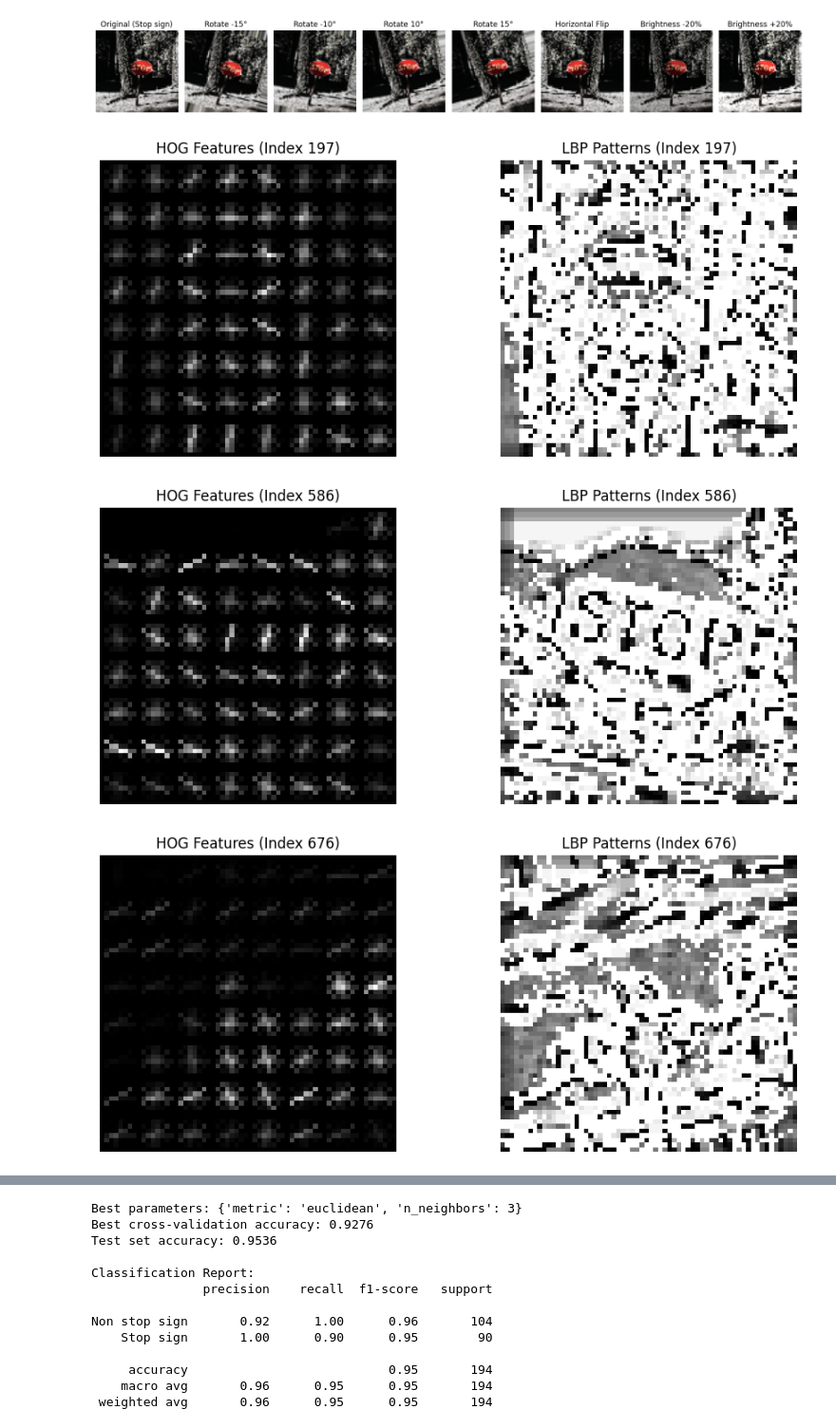
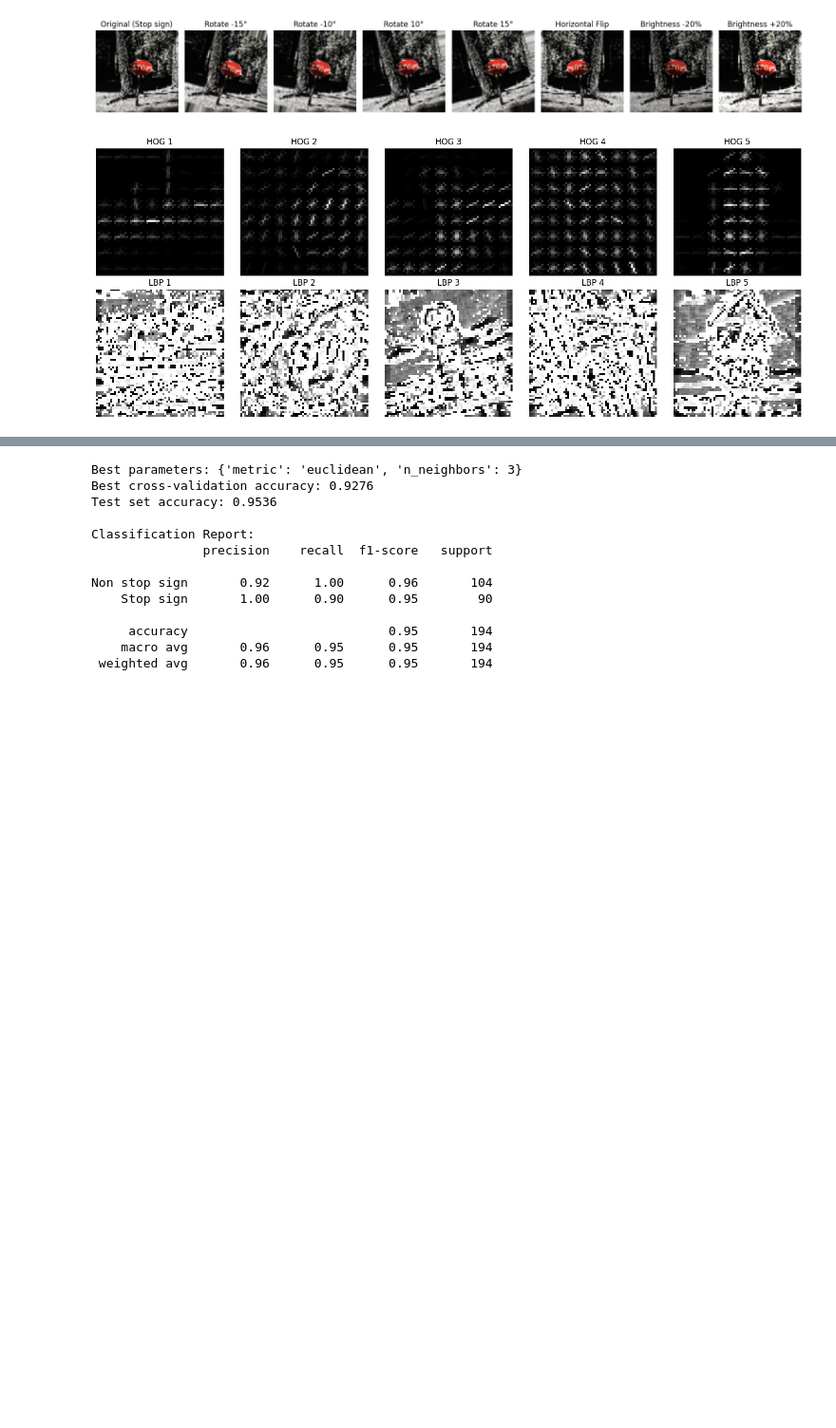
Before and after one commit to abdulalimrakib/Stop-Sign-Detective-with-raw-python, a Jupyter notebook: KNN.ipynb, the cells around one changed output, grey strips where cells are left out. Shown at 95% size. Saved outputs shown, nothing was run; the diff lists cells and outputs as text; code cells hidden in the pictures; blank space fills up the shorter version.

```diff
--- a/KNN.ipynb
+++ b/KNN.ipynb
@@ -132,94 +132,69 @@ Augmented class distribution: Non stop sign: 520, Stop sign: 448
 # %%
 # Feature extraction functions
 def extract_hog_features(image):
-    # Convert to grayscale
     gray = cv2.cvtColor(image, cv2.COLOR_BGR2GRAY)
-    # Extract HOG features with visualization
     features, hog_image = hog(
-        gray,
-        orientations=9,
-        pixels_per_cell=(8, 8),
-        cells_per_block=(2, 2),
-        block_norm='L2-Hys',
-        visualize=True
+        gray, orientations=9, pixels_per_cell=(8, 8), cells_per_block=(2, 2),
+        block_norm='L2-Hys', visualize=True
     )
-    # Rescale for visualization
     hog_image = exposure.rescale_intensity(hog_image, out_range=(0, 255))
     hog_image = hog_image.astype(np.uint8)
     return features, hog_image
 
 def extract_lbp_features(image):
-    # Convert to grayscale
     gray = cv2.cvtColor(image, cv2.COLOR_BGR2GRAY)
-    # Extract LBP features
     radius = 3
     n_points = 8 * radius
     lbp = local_binary_pattern(gray, n_points, radius, method='uniform')
-    # Compute histogram of LBP
     hist, _ = np.histogram(lbp.ravel(), bins=np.arange(0, n_points + 3), density=True)
-    return hist, lbp  # Return both histogram and LBP image for visualization
+    return hist, lbp
 
-# Extract features from augmented dataset and visualize 5 random samples
+# Extract features from augmented dataset and visualize 5 random samples in two lines
 features = []
 random_indices = np.random.choice(len(augmented_data), 5, replace=False)
+plt.figure(figsize=(15, 6))  # Adjusted for two rows
+
 for idx in range(len(augmented_data)):
     img = augmented_data[idx]
-    # Extract HOG and LBP features
     hog_features, hog_vis = extract_hog_features(img)
     lbp_features, lbp_vis = extract_lbp_features(img)
-    # Concatenate HOG and LBP features
     combined_features = np.concatenate([hog_features, lbp_features])
     features.append(combined_features)
 
-    # Visualize for random indices
     if idx in random_indices:
-        plt.figure(figsize=(10, 4))
-
-        # HOG visualization
-        plt.subplot(1, 2, 1)
+        pos = np.where(random_indices == idx)[0][0]
+        # HOG visualization (top row)
+        plt.subplot(2, 5, pos + 1)
         plt.imshow(hog_vis, cmap='gray')
-        plt.title(f'HOG Features (Index {idx})')
+        plt.title(f'HOG {pos+1}')
+        plt.axis('off')
+        # LBP visualization (bottom row)
+        plt.subplot(2, 5, pos + 6)
+        plt.imshow(lbp_vis, cmap='gray')
+        plt.title(f'LBP {pos+1}')
         plt.axis('off')
 
-        # LBP visualization
-        plt.subplot(1, 2, 2)
-        plt.imshow(lbp_vis, cmap='gray')
-        plt.title(f'LBP Patterns (Index {idx})')
-        plt.axis('off')
-
-        plt.tight_layout()
-        plt.show()
-
-        # Save visualizations
-        plt.savefig(f'hog_output_{idx}.png', bbox_inches='tight', pad_inches=0)
-        plt.savefig(f'lbp_output_{idx}.png', bbox_inches='tight', pad_inches=0)
-        plt.close()
+plt.tight_layout()
+plt.savefig('feature_extraction.png', bbox_inches='tight', pad_inches=0)
+plt.show()
+plt.close()
 
 # Convert features to NumPy array
 features = np.array(features)
 
 # Standardize features
 scaler = StandardScaler()
 features_scaled = scaler.fit_transform(features)
 
-# Apply PCA to reduce dimensionality (optional, retaining 95% variance)
+# Apply PCA to reduce dimensionality
 pca = PCA(n_components=0.95)
 features_reduced = pca.fit_transform(features_scaled)
 
-# Print feature shapes
-print(f"Original feature shape: {features.shape}")
-print(f"Reduced feature shape after PCA: {features_reduced.shape}")
-print(f"Number of components retained by PCA: {pca.n_components_}")
+# Print feature shapes in one line
+print(f"Original feature shape: {features.shape}, Reduced feature shape: {features_reduced.shape}, PCA components: {pca.n_components_}")
 
-# Split the dataset into training and testing sets
-X_train, X_test, y_train, y_test = train_test_split(
-    features_reduced, augmented_labels, test_size=0.2, random_state=42, stratify=augmented_labels
-)
-
-# Print train/test split sizes
-print(f"Training set size: {X_train.shape[0]} samples")
-print(f"Testing set size: {X_test.shape[0]} samples")
+# Split the dataset and print sizes in one line
+X_train, X_test, y_train, y_test = train_test_split(features_reduced, augmented_labels, test_size=0.2, random_state=42, stratify=augmented_labels)
+print(f"Training set: {X_train.shape[0]} samples, Testing set: {X_test.shape[0]} samples")
 # %% [output]
-[figure, old version]
+[figure, new version]
-[figure, removed]
-[figure, removed]
```
Also changed, not shown: parts of 1 cell of this notebook.
